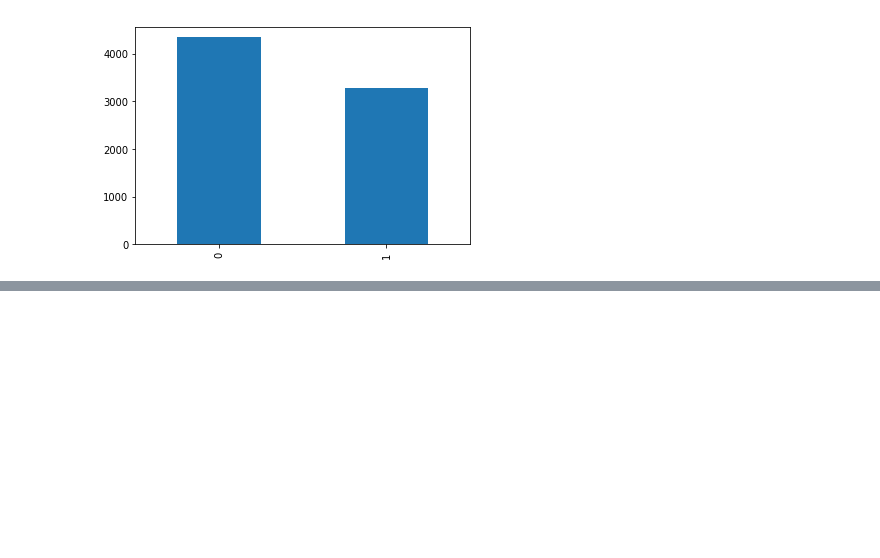
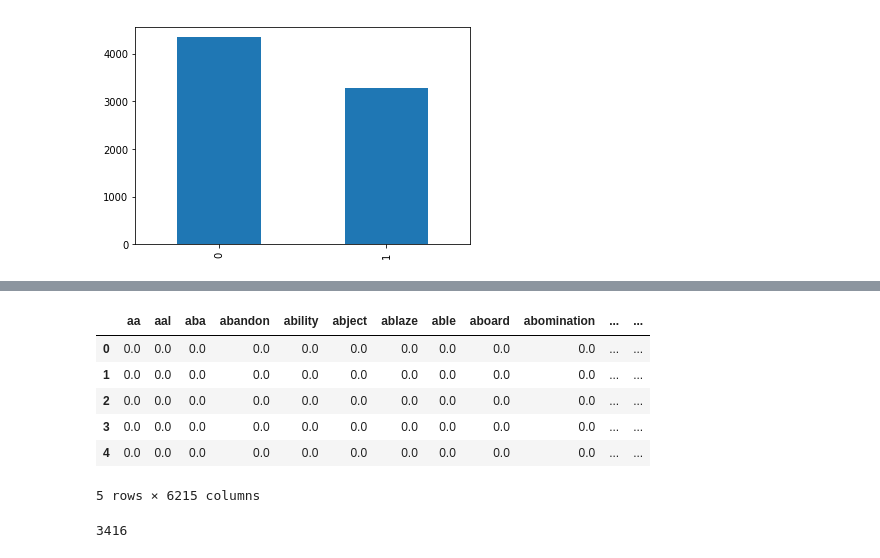
Before and after one commit to augustinechang1/disaster_npl_prediction, a Jupyter notebook: Exploratory Data Analysis.ipynb, the cells around one changed output, grey strips where cells are left out. Drawn from its saved outputs; the diff is of its cells as text; code cells hidden in the pictures; blank space fills up the shorter version.

```diff
--- a/Exploratory Data Analysis.ipynb
+++ b/Exploratory Data Analysis.ipynb
@@ -92,0 +187,24 @@ train_df_bert.to_csv(path + 'train.tsv', sep='\t', index=False, header=False)
+# %%
+tfidf = TfidfVectorizer()
+# %%
+response = tfidf.fit_transform(lemmatized)
+# %%
+tfidf_df = pd.DataFrame(response.toarray(), columns=tfidf.get_feature_names())
+# %%
+tfidf_df.head()
+# %% [output]
+|  | aa | aal | aba | abandon | ability | abject | ablaze | able | aboard | abomination | ... | ... |
+| 0 | 0.0 | 0.0 | 0.0 | 0.0 | 0.0 | 0.0 | 0.0 | 0.0 | 0.0 | 0.0 | ... | ... |
+| 1 | 0.0 | 0.0 | 0.0 | 0.0 | 0.0 | 0.0 | 0.0 | 0.0 | 0.0 | 0.0 | ... | ... |
+| 2 | 0.0 | 0.0 | 0.0 | 0.0 | 0.0 | 0.0 | 0.0 | 0.0 | 0.0 | 0.0 | ... | ... |
+| 3 | 0.0 | 0.0 | 0.0 | 0.0 | 0.0 | 0.0 | 0.0 | 0.0 | 0.0 | 0.0 | ... | ... |
+| 4 | 0.0 | 0.0 | 0.0 | 0.0 | 0.0 | 0.0 | 0.0 | 0.0 | 0.0 | 0.0 | ... | ... |
+5 rows × 6215 columns
+# %%
+relevant = []
+for word in unique_words:
+    if tfidf_df[word].mean() > 0.0001:
+        relevant.append(tfidf_df[word])
+len(relevant)
+# %% [output]
+3416
```
Also changed, not shown: parts of 31 cells of this notebook.
